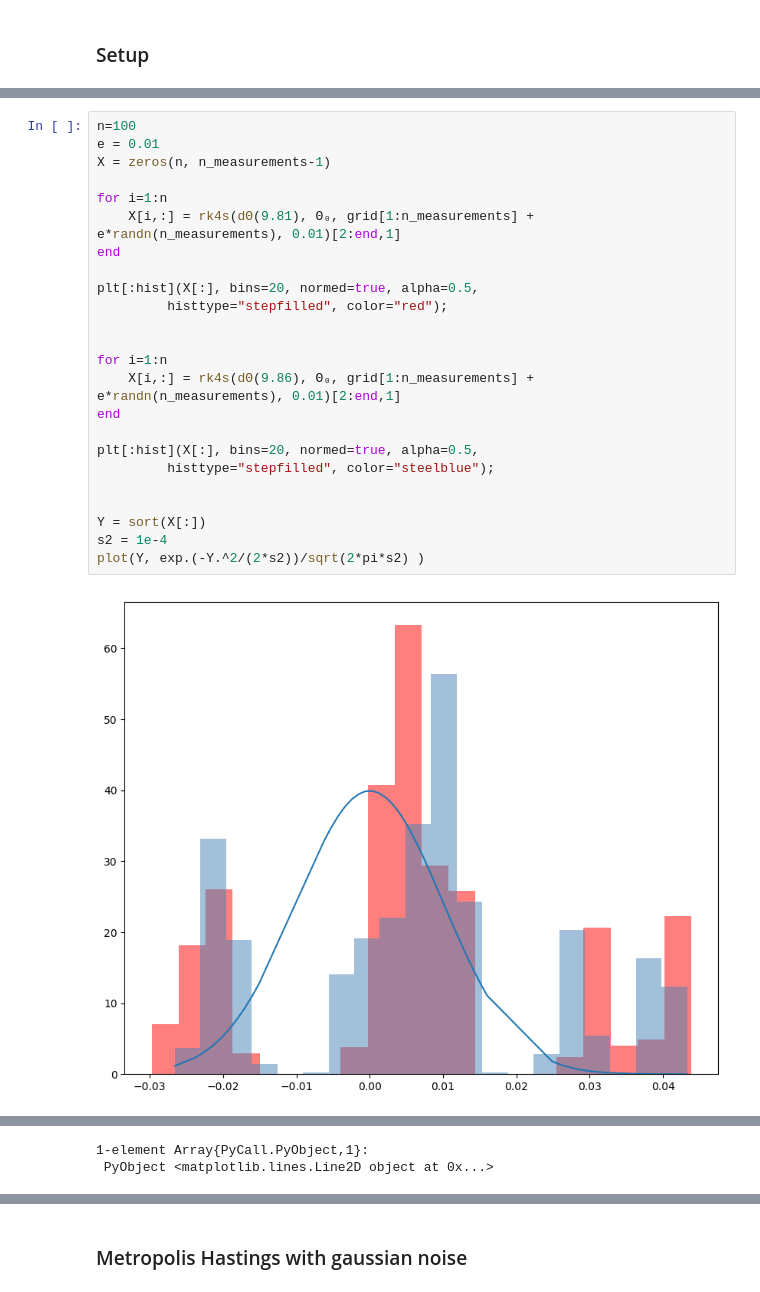
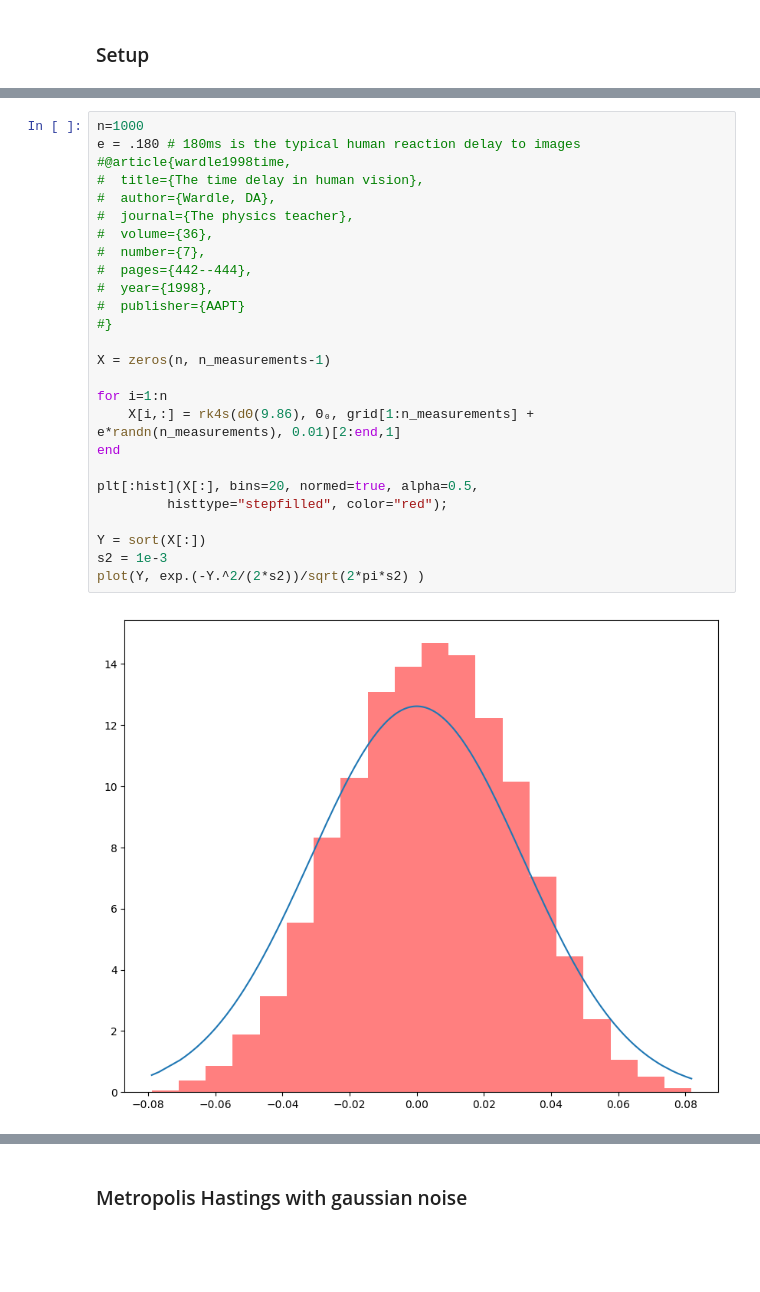
Before and after one commit to matthieubulte/smc, a Jupyter notebook: code/Results.ipynb, the cells around one changed output, grey strips where cells are left out. Saved outputs shown, nothing was run; the diff lists cells and outputs as text; blank space fills up the shorter version.

```diff
--- a/code/Results.ipynb
+++ b/code/Results.ipynb
@@ -30,28 +30,30 @@ end
 
 full_loglikelihood = g -> loglikelihood(n_measurements, g[1])[1];
 # %%
-n=100
-e = 0.01
+n=1000
+e = .180 # 180ms is the typical human reaction delay to images
+#@article{wardle1998time,
+#  title={The time delay in human vision},
+#  author={Wardle, DA},
+#  journal={The physics teacher},
+#  volume={36},
+#  number={7},
+#  pages={442--444},
+#  year={1998},
+#  publisher={AAPT}
+#}
+
 X = zeros(n, n_measurements-1)
-
-for i=1:n
-    X[i,:] = rk4s(dΘ(9.81), Θ₀, grid[1:n_measurements] + e*randn(n_measurements), 0.01)[2:end,1]
-end
-
-plt[:hist](X[:], bins=20, normed=true, alpha=0.5,
-         histtype="stepfilled", color="red");
-
 
 for i=1:n
     X[i,:] = rk4s(dΘ(9.86), Θ₀, grid[1:n_measurements] + e*randn(n_measurements), 0.01)[2:end,1]
 end
 
 plt[:hist](X[:], bins=20, normed=true, alpha=0.5,
-         histtype="stepfilled", color="steelblue");
-
+         histtype="stepfilled", color="red");
 
 Y = sort(X[:])
-s2 = 1e-4
+s2 = 1e-3
 plot(Y, exp.(-Y.^2/(2*s2))/sqrt(2*pi*s2) )
 # %% [output]
-[figure, old version]
+[figure, new version]
@@ -59,5 +62,3 @@ WARNING: imported binding for e overwritten in module Main
-1-element Array{PyCall.PyObject,1}:
- PyObject <matplotlib.lines.Line2D object at 0x...>
 # %%
 mesh = linspace(9.5,11,200)
 for n=1:n_measurements
```
Also changed, not shown: parts of 5 cells of this notebook, 3 other files.
